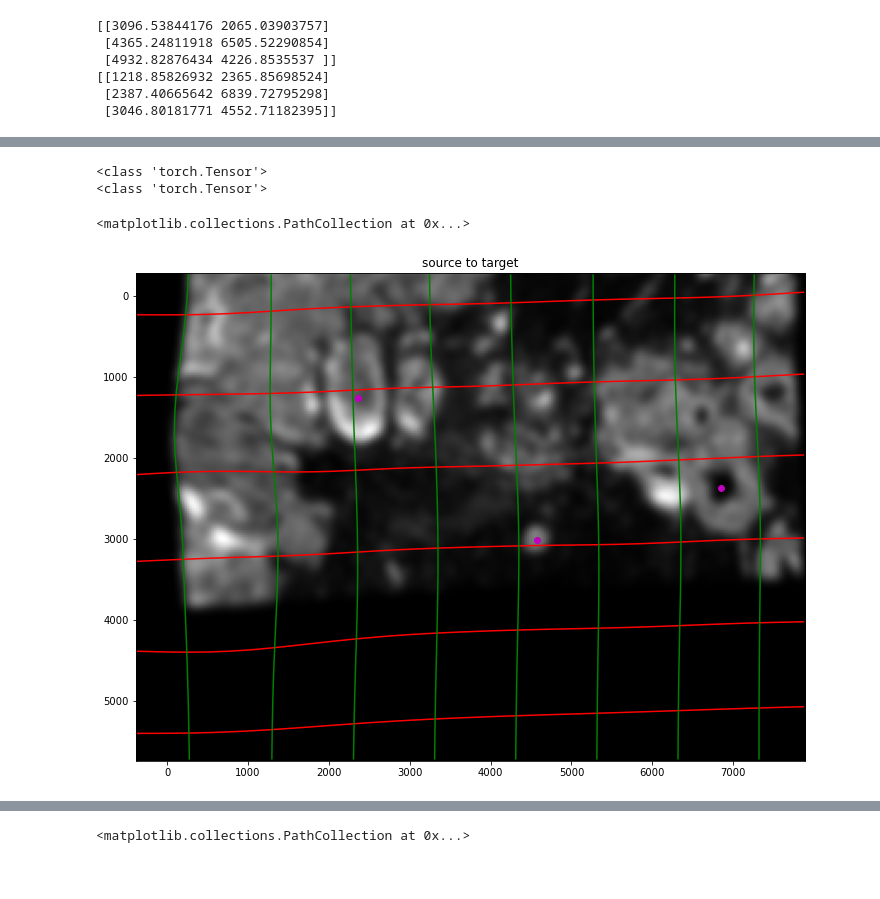
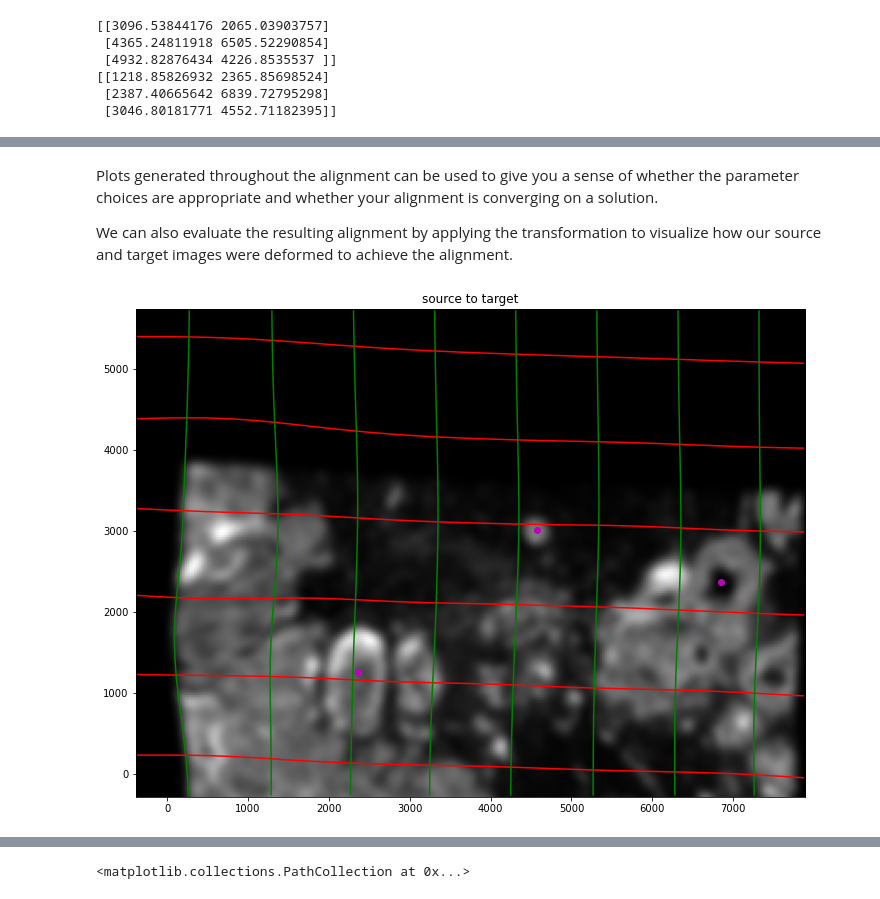
Before and after one commit to JEFworks-Lab/STalign, a Jupyter notebook: xenium-xenium-alignment.ipynb, the cells around one changed output, grey strips where cells are left out. Drawn from its saved outputs; the diff is of its cells as text; code cells hidden in the pictures.

Commit message:
clean up xenium to xenium alignment

```diff
--- a/xenium-2-jeanv2.ipynb
+++ b/xenium-xenium-alignment.ipynb
@@ -164,7 +177,7 @@ print(YJ.shape)
 # %%
 # get extent of images
-extentI = tools.extent_from_x((YI,XI))
-extentJ = tools.extent_from_x((YJ,XJ))
+extentI = STalign.extent_from_x((YI,XI))
+extentJ = STalign.extent_from_x((YJ,XJ))
 
 # plot rasterized images
 fig,ax = plt.subplots(2,1)
@@ -176,4 +189,6 @@ ax[1].scatter(pointsJ[:,1], pointsJ[:,0], c='red')
 for i in range(pointsI.shape[0]):
     ax[0].text(pointsI[i,1],pointsI[i,0],f'{i}', c='red')
     ax[1].text(pointsJ[i,1],pointsJ[i,0],f'{i}', c='red')
+ax[0].invert_yaxis()
+ax[1].invert_yaxis()
 # %% [output]
@@ -181,3 +198,3 @@ for i in range(pointsI.shape[0]):
 # %%
 # compute initial affine transformation from points
-L,T = tools.L_T_from_points(pointsI, pointsJ)
+L,T = STalign.L_T_from_points(pointsI, pointsJ)
@@ -198,6 +219,6 @@ params = {'L':L,'T':T,
           'epV': 100
           }
 
-# to discuss: following command gives errors because BW image
-# TypeError: Invalid shape (201, 276, 1) for image data
-# A,v,xv = tools.LDDMM([YI,XI],I,[YJ,XJ],J,**params)
+Ifoo = np.vstack((I, I, I))
+Jfoo = np.vstack((J, J, J))
+A,v,xv = STalign.LDDMM([YI,XI],Ifoo,[YJ,XJ],Jfoo,**params)
@@ -211,3 +228,0 @@ Jfoo.shape
-# %%
-# Jean's hack
-A,v,xv = tools.LDDMM([YI,XI],Ifoo,[YJ,XJ],Jfoo,**params)
@@ -223,23 +229,22 @@ phipointsI = tools.transform_points_atlas_to_target(xv,v,A,pointsI)
-# %%
-# note outputs are tensors
-print(type(phii))
-print(type(phiI))
-# %% [output]
-<class 'torch.Tensor'>
-<class 'torch.Tensor'>
+# %% [markdown]
+Plots generated throughout the alignment can be used to give you a sense of whether the parameter choices are appropriate and whether your alignment is converging on a solution.
+
+We can also evaluate the resulting alignment by applying the transformation to visualize how our source and target images were deformed to achieve the alignment.
 # %%
+# apply transform
+phii = STalign.build_transform(xv,v,A,XJ=[YJ,XJ],direction='b')
+phiI = STalign.transform_image_atlas_to_target(xv,v,A,[YI,XI],Ifoo,[YJ,XJ])
+phipointsI = STalign.transform_points_atlas_to_target(xv,v,A,pointsI)
+
 # plot with grids
 fig,ax = plt.subplots()
-
 levels = np.arange(-100000,100000,1000)
-
 ax.contour(XJ,YJ,phii[...,0],colors='r',linestyles='-',levels=levels)
 ax.contour(XJ,YJ,phii[...,1],colors='g',linestyles='-',levels=levels)
 ax.set_aspect('equal')
 ax.set_title('source to target')
-
 ax.imshow(phiI.permute(1,2,0)/torch.max(phiI),extent=extentJ)
 ax.scatter(phipointsI[:,1].detach(),phipointsI[:,0].detach(),c="m")
+ax.invert_yaxis()
 # %% [output]
-<matplotlib.collections.PathCollection at 0x...>
-[figure, old version]
+[figure, new version]
```
Also changed, not shown: parts of 38 cells of this notebook, 10 other files.
